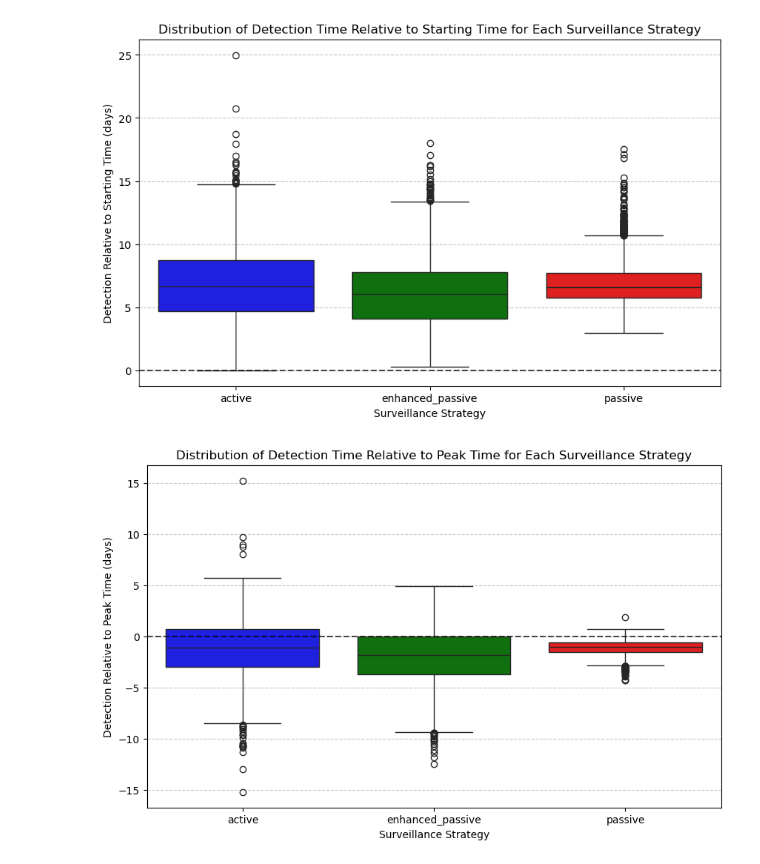
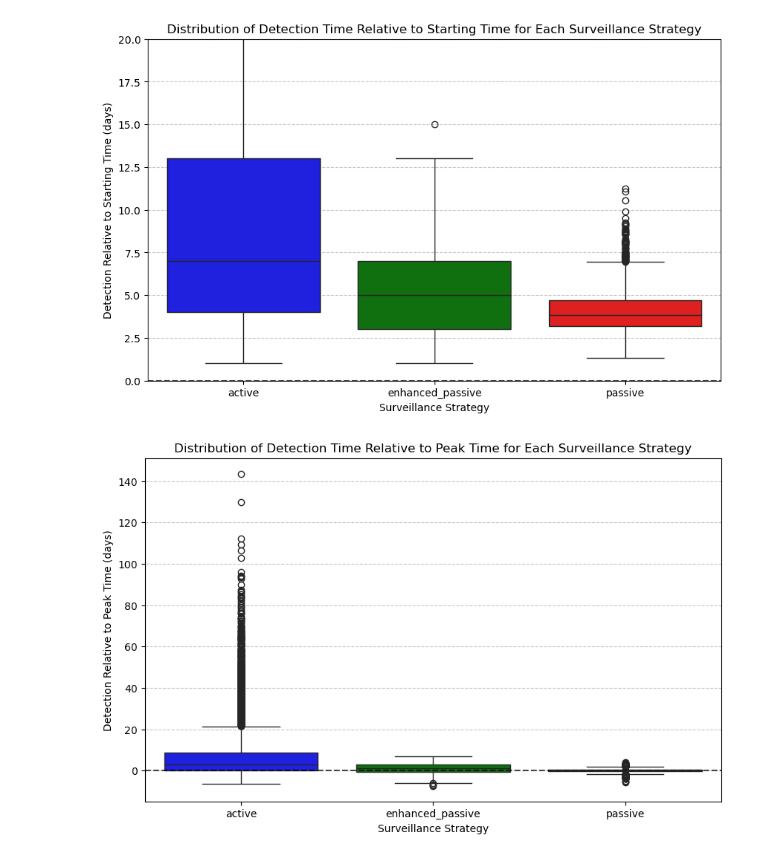
Before and after one commit to stevewu2001/Within-flock-simulation, a Jupyter notebook: read_h5.ipynb, the cells around one changed output. Cells and saved outputs as stored; diff of their text form; code cells hidden in the pictures.

```diff
--- a/read_h5.ipynb
+++ b/read_h5.ipynb
@@ -5,7 +5,7 @@ import matplotlib.pyplot as plt
 import pandas as pd
 import seaborn as sns
 # %%
-output_file = 'chicken_100_symprob_0.05_rescale_3.0.h5'
+output_file = 'chicken_10_symprob_0.4_rescale_3.0.h5'
 
 simulation_data = {}
 with h5py.File(output_file, 'r') as f:
@@ -43,7 +43,7 @@ def find_start_time(t, y):
 def find_end_time(t, y):
     return t[-1]
 # %%
-def passive_surveillance(t, y, alert_threshold=20):
+def passive_surveillance(t, y, alert_threshold=5):
     threshold_reached = np.where(np.sum(y[:, :, :, 6], axis=(1, 2)) >= alert_threshold)[0]
     if len(threshold_reached) > 0:
         return t[threshold_reached[0]]
@@ -63,7 +63,7 @@ def active_surveillance(t, y, interval=7, no_test = 10, chicken=True, duck=True)
     checking_times = np.arange(starting_time, t[-1], interval)
     for time in checking_times:
         cases = int(chicken) * np.sum(y[np.searchsorted(t, time), :, [0,2], 3:5]) + int(duck) * np.sum(y[np.searchsorted(t, time), :, [1,3], 3:5])
-        popul_to_test = int(chicken) * total_chicken_population + int(duck) * (200 - total_chicken_population)
+        popul_to_test = int(chicken) * total_chicken_population + int(duck) * (40 - total_chicken_population)
         test_array = np.array([1] * int(cases) + [0] * int(popul_to_test - cases))
         if np.sum(np.random.choice(test_array, size=no_test, replace=False)) >= 1:
             return time
@@ -74,7 +74,7 @@ results = []
 
 for sim_name, data in simulation_data.items():
     interval = 7
-    alert_threshold = 20
+    alert_threshold = 5
 
     # Compute the necessary values
     outbreak = if_outbreak(data["time"], data["state"])
@@ -115,34 +115,36 @@ df_outbreaks = df[df["outbreak"] == True].copy()
 df_outbreaks["passive_surveillance"] = df_outbreaks["passive_surveillance"].fillna(df_outbreaks["end_time"])
 df_outbreaks["enhanced_passive_surveillance"] = df_outbreaks["enhanced_passive_surveillance"].fillna(df_outbreaks["end_time"])
 df_outbreaks["active_surveillance"] = df_outbreaks["active_surveillance"].fillna(df_outbreaks["end_time"])
 
 # Compute detection time relative to the end time
 df_outbreaks["passive"] = df_outbreaks["passive_surveillance"] - df_outbreaks["starting_time"]
 df_outbreaks["enhanced_passive"] = df_outbreaks["enhanced_passive_surveillance"] - df_outbreaks["starting_time"]
 df_outbreaks["active"] = df_outbreaks["active_surveillance"] - df_outbreaks["starting_time"]
 
 # Melt the DataFrame for easier plotting
 df_melted = df_outbreaks.melt(id_vars=["simulation"],
                               value_vars=["active", "enhanced_passive", "passive"],
                               var_name="Surveillance Strategy",
                               value_name="Detection Relative to End Time (days)")
 
 # Create the box plot with colors (assign x variable to hue)
 plt.figure(figsize=(10, 6))
 sns.boxplot(x="Surveillance Strategy", y="Detection Relative to End Time (days)",
             data=df_melted, hue="Surveillance Strategy",
             palette=["blue", "green", "red"])
 
 # Labels and title
 plt.xlabel("Surveillance Strategy")
 plt.ylabel("Detection Relative to Starting Time (days)")
 plt.title("Distribution of Detection Time Relative to Starting Time for Each Surveillance Strategy")
 plt.axhline(0, color="black", linestyle="--", alpha=0.7)  # Show zero line for reference
 plt.grid(axis="y", linestyle="--", alpha=0.7)
+plt.ylim([0,20])
+
 
 plt.show()
 # %% [output]
-[figure, old version]
+[figure, new version]
 # %%
 
 # Assuming 'df' contains the full dataset
@@ -180,4 +182,4 @@ plt.grid(axis="y", linestyle="--", alpha=0.7)
 
 plt.show()
 # %% [output]
-[figure, old version]
+[figure, new version]
```
Also changed, not shown: parts of 1 cell of this notebook, 2 other files.
